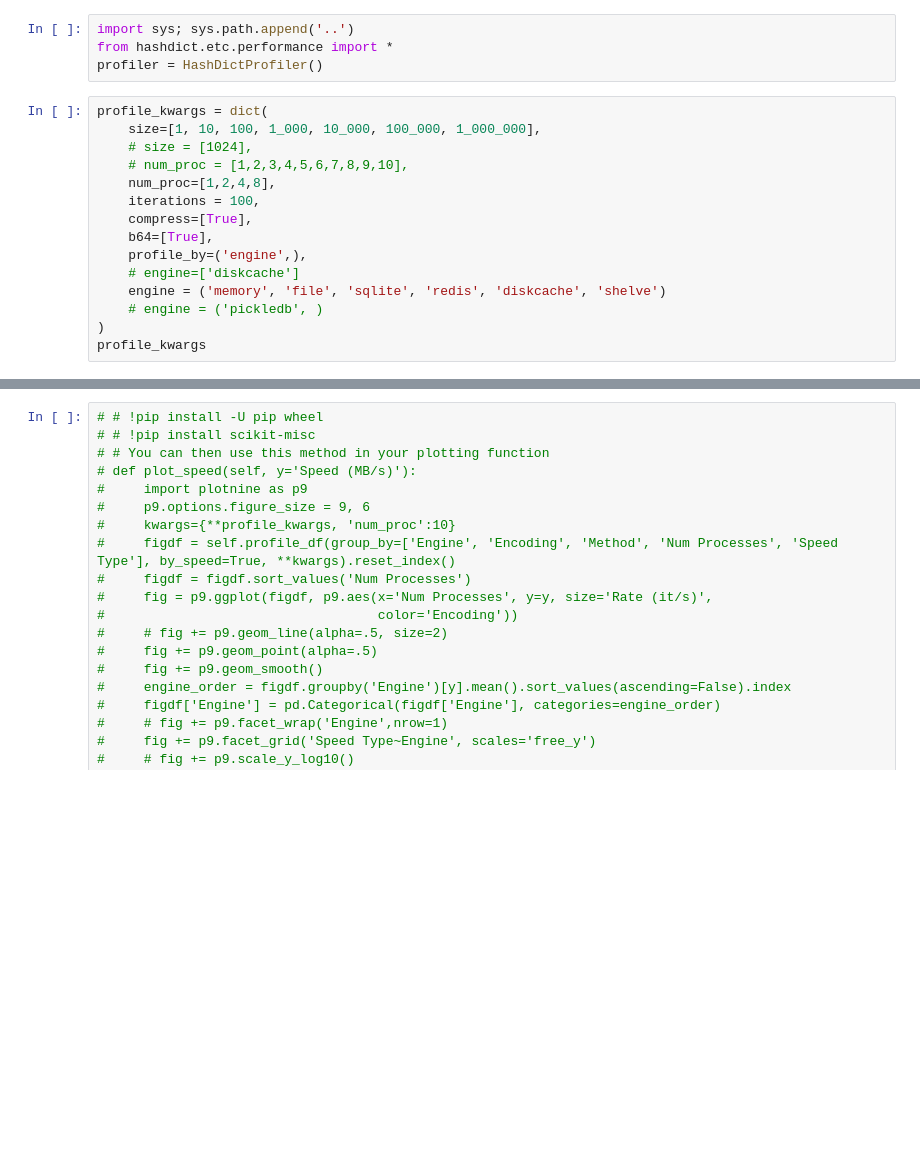
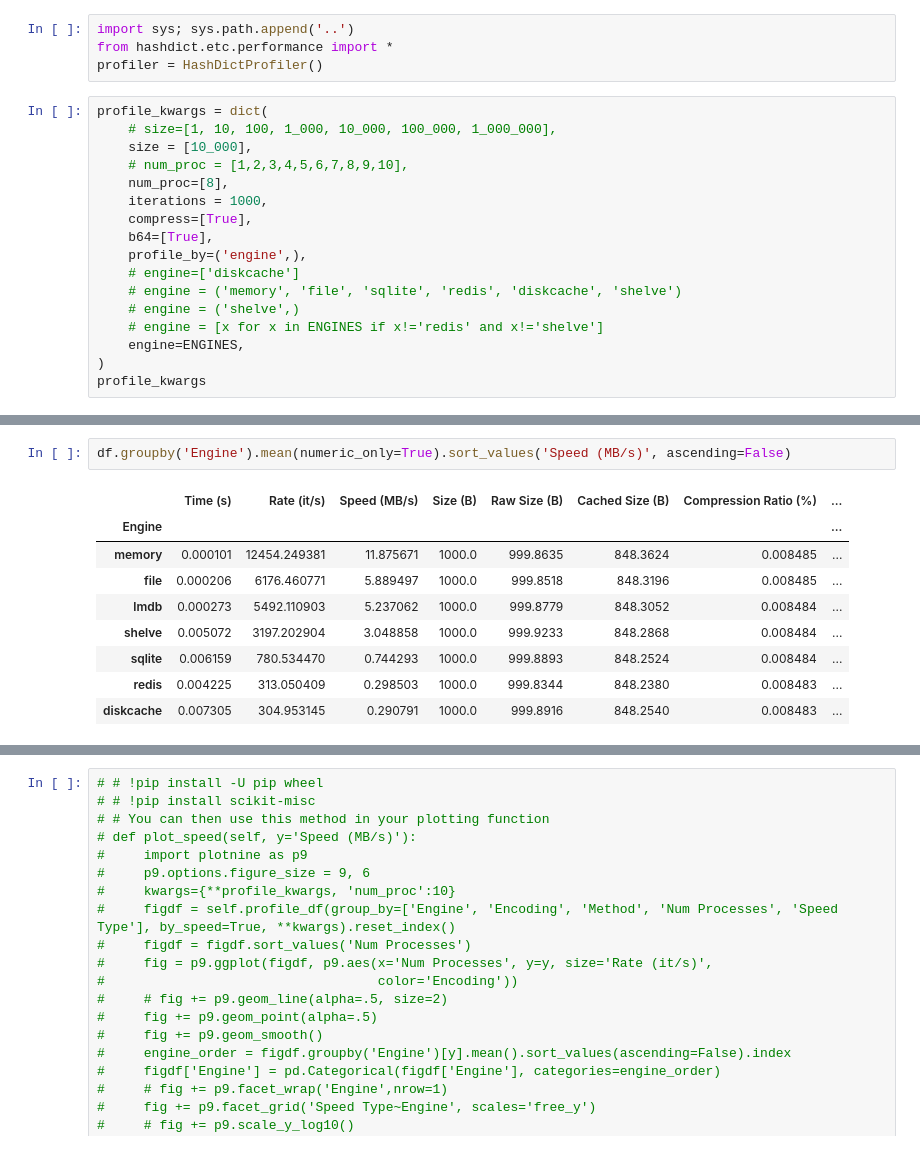
Before and after one commit to quadrismegistus/hashstash, a Jupyter notebook: notebooks/dev_performance.ipynb, the cells around one changed output, grey strips where cells are left out. Saved outputs shown, nothing was run; the diff lists cells and outputs as text; blank space fills up the shorter version.

```diff
--- a/notebooks/dev_performance.ipynb
+++ b/notebooks/dev_performance.ipynb
@@ -4,17 +4,19 @@ from hashdict.etc.performance import *
 profiler = HashDictProfiler()
 # %%
 profile_kwargs = dict(
-    size=[1, 10, 100, 1_000, 10_000, 100_000, 1_000_000],
-    # size = [1024],
+    # size=[1, 10, 100, 1_000, 10_000, 100_000, 1_000_000],
+    size = [10_000],
     # num_proc = [1,2,3,4,5,6,7,8,9,10],
-    num_proc=[1,2,4,8],
-    iterations = 100,
+    num_proc=[8],
+    iterations = 1000,
     compress=[True],
     b64=[True],
     profile_by=('engine',),
     # engine=['diskcache']
-    engine = ('memory', 'file', 'sqlite', 'redis', 'diskcache', 'shelve')
-    # engine = ('pickledb', )
+    # engine = ('memory', 'file', 'sqlite', 'redis', 'diskcache', 'shelve')
+    # engine = ('shelve',)
+    # engine = [x for x in ENGINES if x!='redis' and x!='shelve']
+    engine=ENGINES,
 )
 profile_kwargs
 # %% [output]
@@ -31,2 +54,14 @@ df
+# %%
+df.groupby('Engine').mean(numeric_only=True).sort_values('Speed (MB/s)', ascending=False)
+# %% [output]
+|  | Time (s) | Rate (it/s) | Speed (MB/s) | Size (B) | Raw Size (B) | Cached Size (B) | Compression Ratio (%) | ... |
+| Engine |  |  |  |  |  |  |  | ... |
+| memory | 0.000101 | 12454.249381 | 11.875671 | 1000.0 | 999.8635 | 848.3624 | 0.008485 | ... |
+| file | 0.000206 | 6176.460771 | 5.889497 | 1000.0 | 999.8518 | 848.3196 | 0.008485 | ... |
+| lmdb | 0.000273 | 5492.110903 | 5.237062 | 1000.0 | 999.8779 | 848.3052 | 0.008484 | ... |
+| shelve | 0.005072 | 3197.202904 | 3.048858 | 1000.0 | 999.9233 | 848.2868 | 0.008484 | ... |
+| sqlite | 0.006159 | 780.534470 | 0.744293 | 1000.0 | 999.8893 | 848.2524 | 0.008484 | ... |
+| redis | 0.004225 | 313.050409 | 0.298503 | 1000.0 | 999.8344 | 848.2380 | 0.008483 | ... |
+| diskcache | 0.007305 | 304.953145 | 0.290791 | 1000.0 | 999.8916 | 848.2540 | 0.008483 | ... |
 # %%
 def plot(
```
Also changed, not shown: parts of 4 cells of this notebook, 10 other files.
